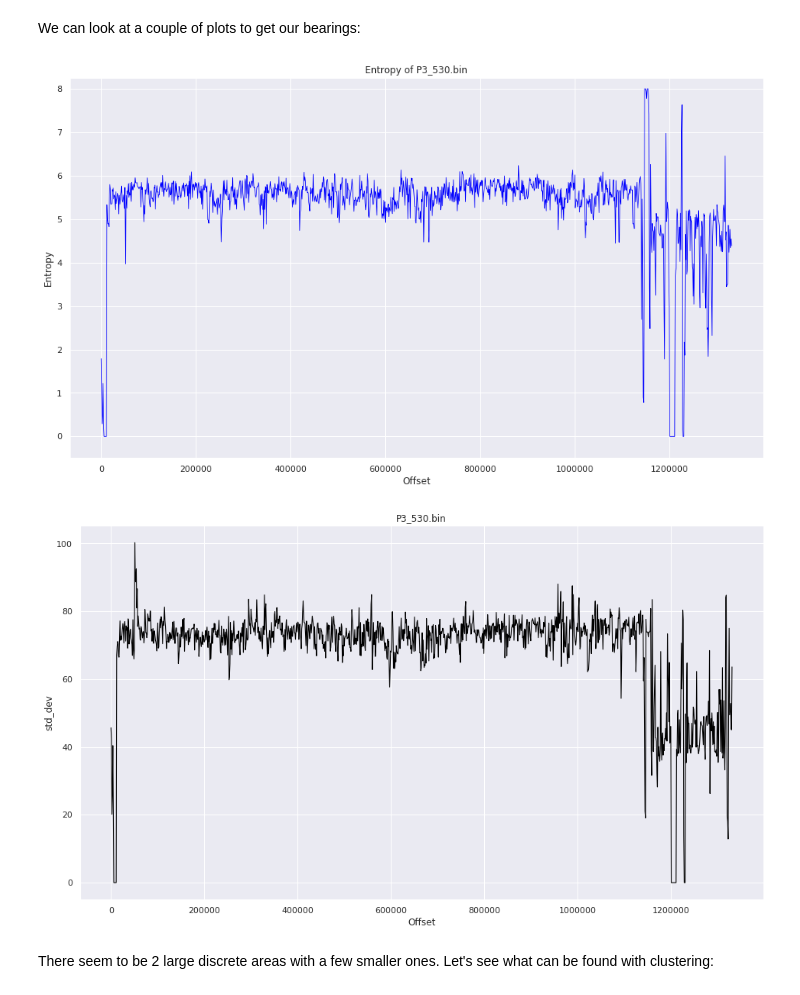
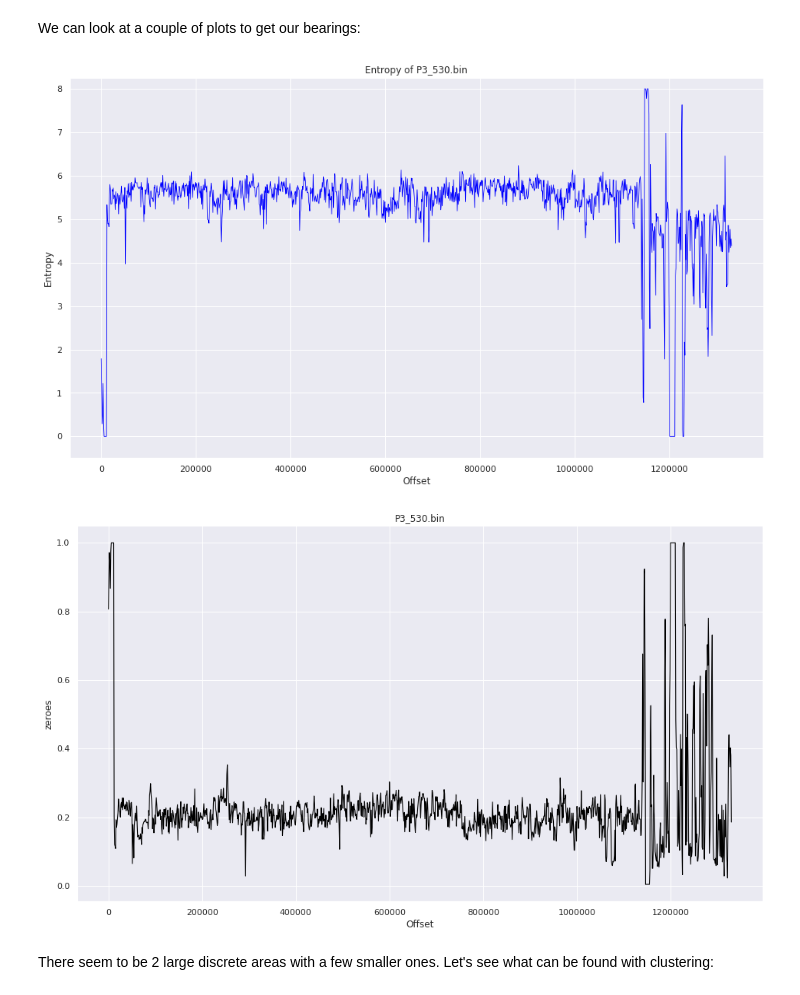
Before and after one commit to BinaryResearch/centrifuge-toolkit, a Jupyter notebook: notebooks/Analyzing Firmware with Centrifuge Example 2.ipynb, the cells around one changed output. Drawn from its saved outputs; the diff is of its cells as text; code cells hidden in the pictures.

```diff
--- a/notebooks/Analyzing Firmware with Centrifuge Example 2.ipynb
+++ b/notebooks/Analyzing Firmware with Centrifuge Example 2.ipynb
@@ -58,10 +58,10 @@ plc_bin.slice_file()
 We can look at a couple of plots to get our bearings:
 # %%
 plc_bin.plot_file_entropy()
-plc_bin.plot_file_feature("std_dev", "black")
+plc_bin.plot_file_feature("zeroes", "black")
 # %% [output]
 [figure]
-[figure, old version]
+[figure, new version]
 # %% [markdown]
 There seem to be 2 large discrete areas with a few smaller ones. Let's see what can be found with clustering:
 # %%
```
Also changed, not shown: parts of 1 cell of this notebook.
